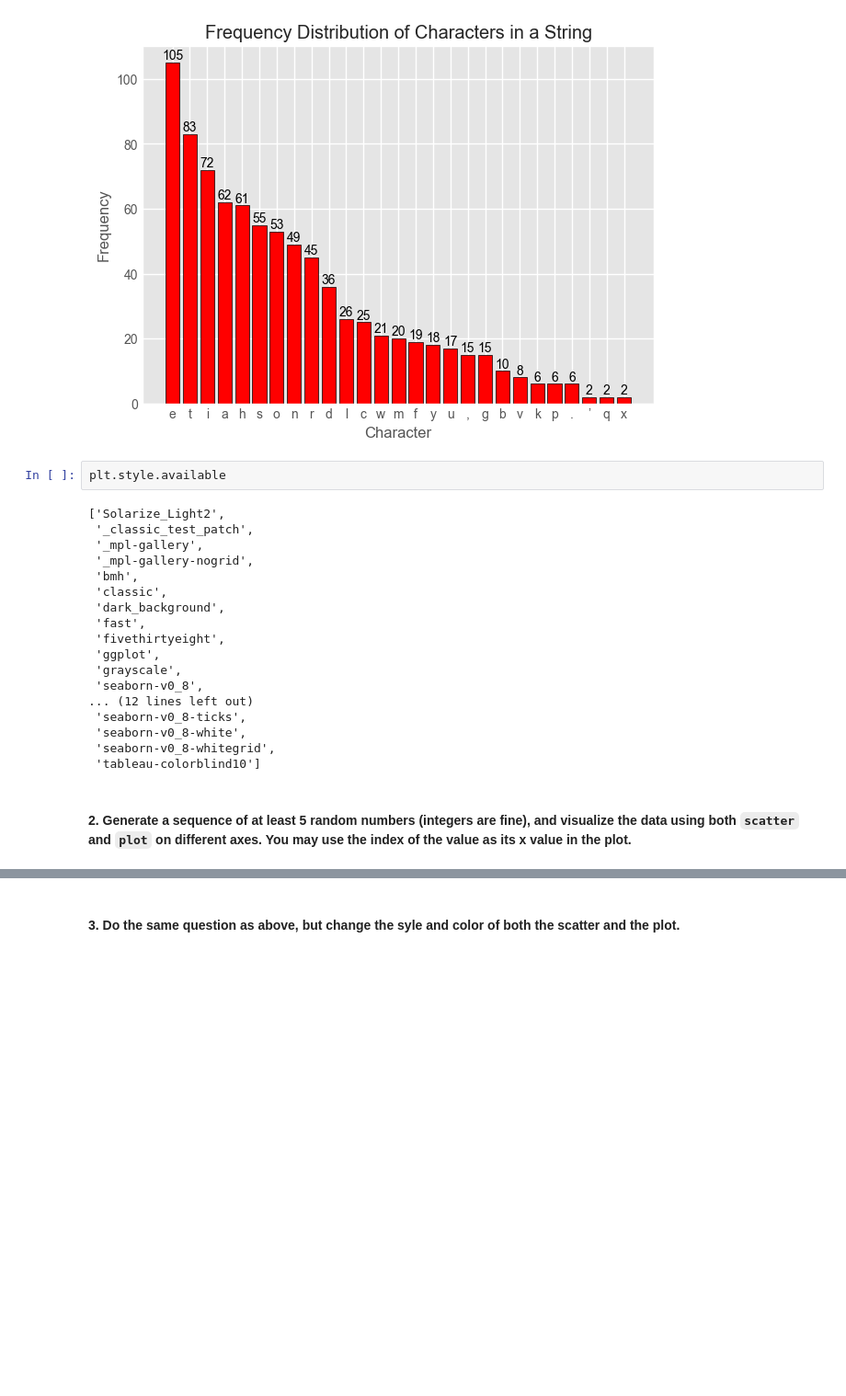
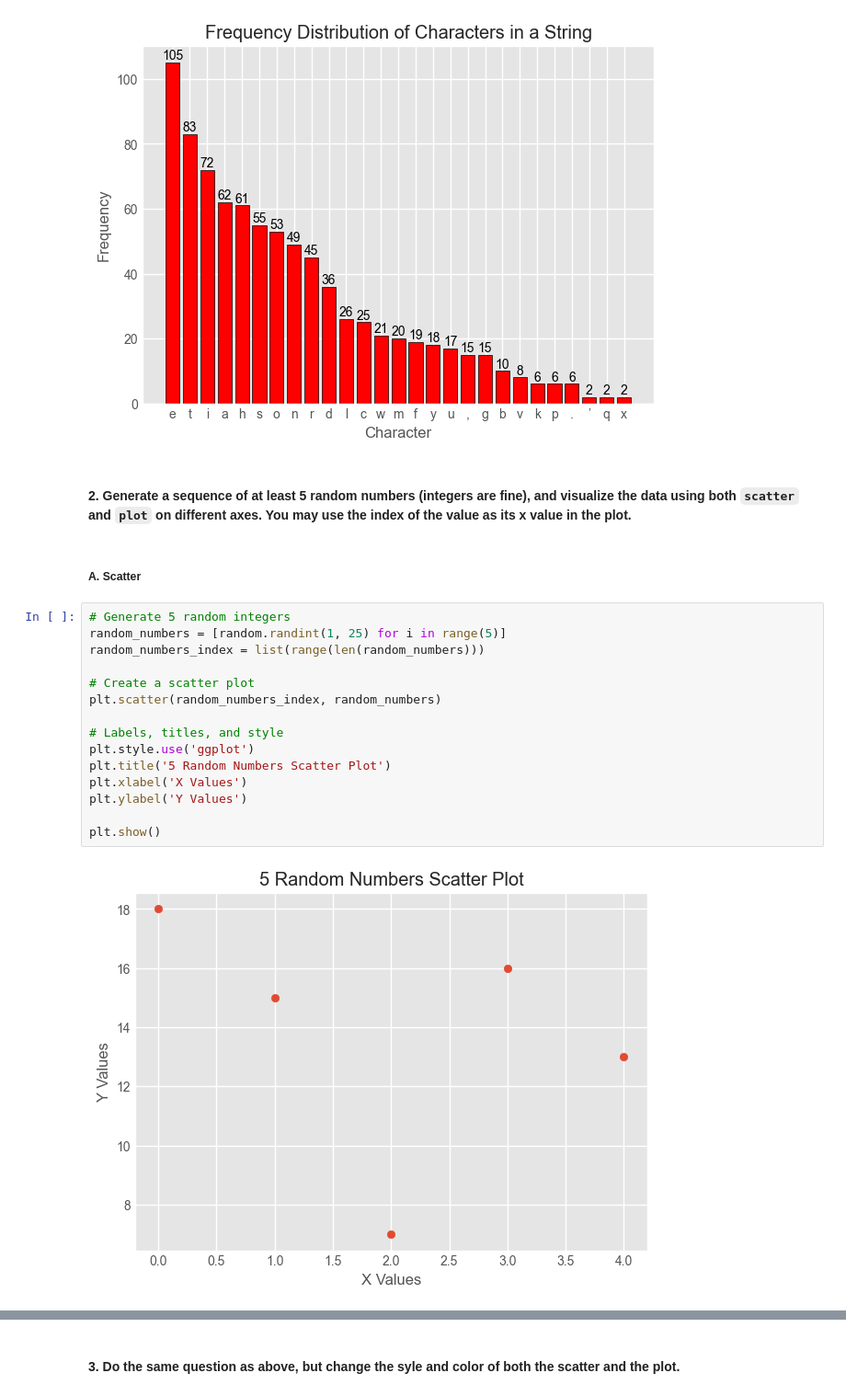
Before and after one commit to bncodes19/pyplot, a Jupyter notebook: pyplot.ipynb, the cells around one changed output, grey strips where cells are left out. Shown at 92% size. Drawn from its saved outputs; the diff is of its cells as text; blank space fills up the shorter version.

```diff
--- a/pyplot.ipynb
+++ b/pyplot.ipynb
@@ -55,25 +56,24 @@ for bar in bars:
 plt.show()
 # %% [output]
 [figure]
-# %%
-plt.style.available
-# %% [output]
-['Solarize_Light2',
- '_classic_test_patch',
- '_mpl-gallery',
- '_mpl-gallery-nogrid',
- 'bmh',
- 'classic',
- 'dark_background',
- 'fast',
- 'fivethirtyeight',
- 'ggplot',
- 'grayscale',
- 'seaborn-v0_8',
-... (12 lines left out)
- 'seaborn-v0_8-ticks',
- 'seaborn-v0_8-white',
- 'seaborn-v0_8-whitegrid',
- 'tableau-colorblind10']
 # %% [markdown]
 #### 2. Generate a sequence of at least 5 random numbers (integers are fine), and visualize the data using both `scatter` and `plot` on different axes.  You may use the index of the value as its x value in the plot.
+# %% [markdown]
+##### A. Scatter
+# %%
+# Generate 5 random integers
+random_numbers = [random.randint(1, 25) for i in range(5)]
+random_numbers_index = list(range(len(random_numbers)))
+
+# Create a scatter plot
+plt.scatter(random_numbers_index, random_numbers)
+
+# Labels, titles, and style
+plt.style.use('ggplot')
+plt.title('5 Random Numbers Scatter Plot')
+plt.xlabel('X Values')
+plt.ylabel('Y Values')
+
+plt.show()
+# %% [output]
+[figure, added]
```
Also changed, not shown: parts of 3 cells of this notebook.
